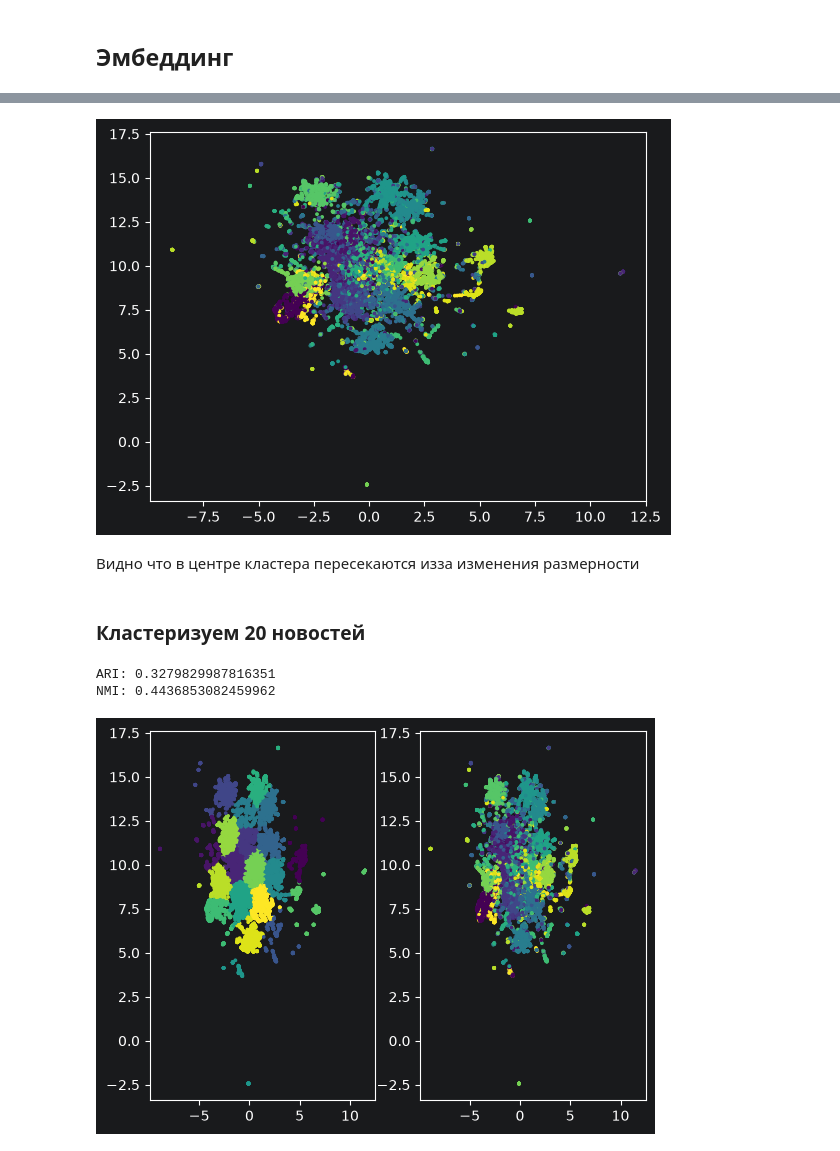
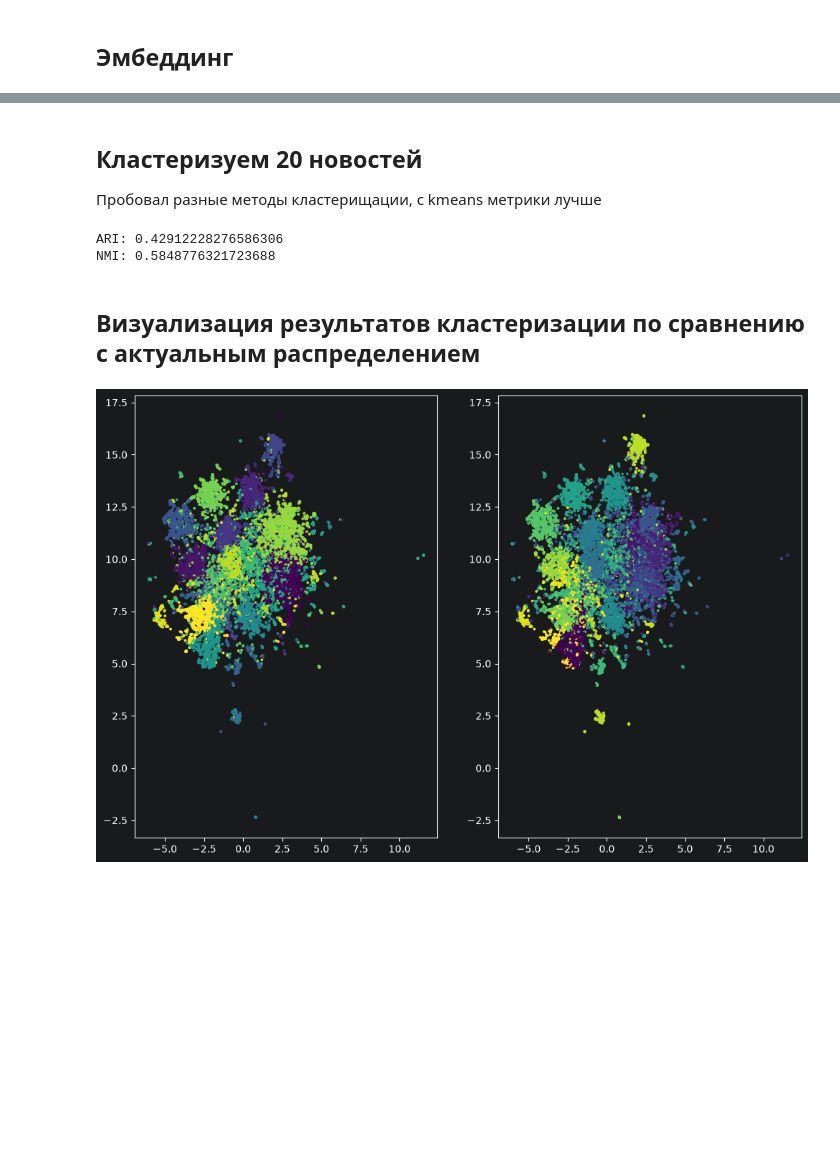
Before and after one commit to Maximka1253/ML-DataAnalysisTasks, a Jupyter notebook: NewsClusterizetion/NewsClust.ipynb, the cells around one changed output, grey strips where cells are left out. Saved outputs shown, nothing was run; the diff lists cells and outputs as text; code cells hidden in the pictures; blank space fills up the shorter version.

Commit message:
add news clusterization homework

```diff
--- a/NewsClusterizetion/NewsClust.ipynb
+++ b/NewsClusterizetion/NewsClust.ipynb
@@ -18,31 +19,32 @@ X = vectorizer.fit_transform(texts)
 # %%
 import umap
 
-X_umap = umap.UMAP(min_dist=0.0).fit_transform(X)
+X_clust = umap.UMAP(n_components=20, metric="hellinger", min_dist=0.0).fit_transform(X)
 
-plt.scatter(X_umap[:, 0], X_umap[:, 1], c=y_true, s=3)
-plt.show()
+# для отображения
+X_umap = umap.UMAP(n_components=2).fit_transform(X)
-# %% [output]
-[figure, removed]
-# %% [markdown]
-Видно что в центре кластера пересекаются изза изменения размерности
 # %% [markdown]
-### Кластеризуем 20 новостей
+## Кластеризуем 20 новостей
+Пробовал разные методы кластерищации, с kmeans метрики лучше
 # %%
 from sklearn.cluster import KMeans
 from sklearn.metrics import adjusted_rand_score, normalized_mutual_info_score
 
-k_means = KMeans(n_clusters=20).fit_predict(X_umap)
+k_means = KMeans(n_clusters=20).fit_predict(X_clust)
 
 print("ARI:", adjusted_rand_score(y_true, k_means))
 print("NMI:", normalized_mutual_info_score(y_true, k_means))
-
-plt.subplot(1, 2, 1)
-plt.scatter(X_umap[:, 0], X_umap[:, 1], c=k_means, s=3)
-plt.subplot(1, 2, 2)
-plt.scatter(X_umap[:, 0], X_umap[:, 1], c=y_true, s=3)
-plt.show()
 # %% [output]
-ARI: 0.3279829987816351
-NMI: 0.4436853082459962
+ARI: 0.42912228276586306
+NMI: 0.5848776321723688
-[figure, removed]
+# %% [markdown]
+## Визуализация результатов кластеризации по сравнению с актуальным распределением
+# %%
+plt.figure(figsize=(12, 8))
+plt.subplot(1, 2, 1)
+plt.scatter(X_2d[:, 0], X_2d[:, 1], c=k_means, s=3)
+plt.subplot(1, 2, 2)
+plt.scatter(X_2d[:, 0], X_2d[:, 1], c=y_true, s=3)
+plt.show()
+# %% [output]
+[figure, added]
```
Also changed, not shown: parts of 1 cell of this notebook.
